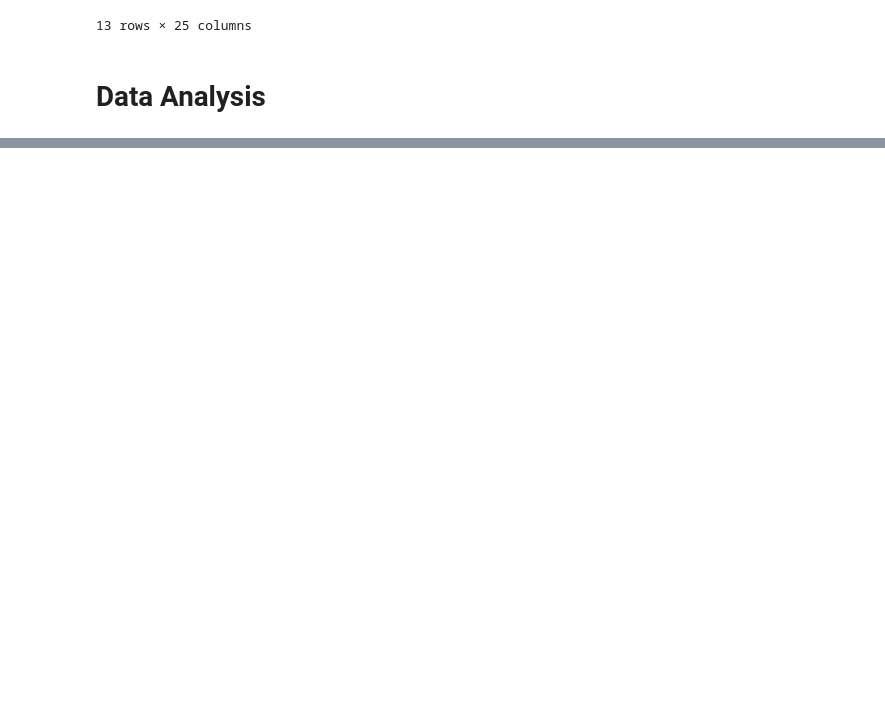
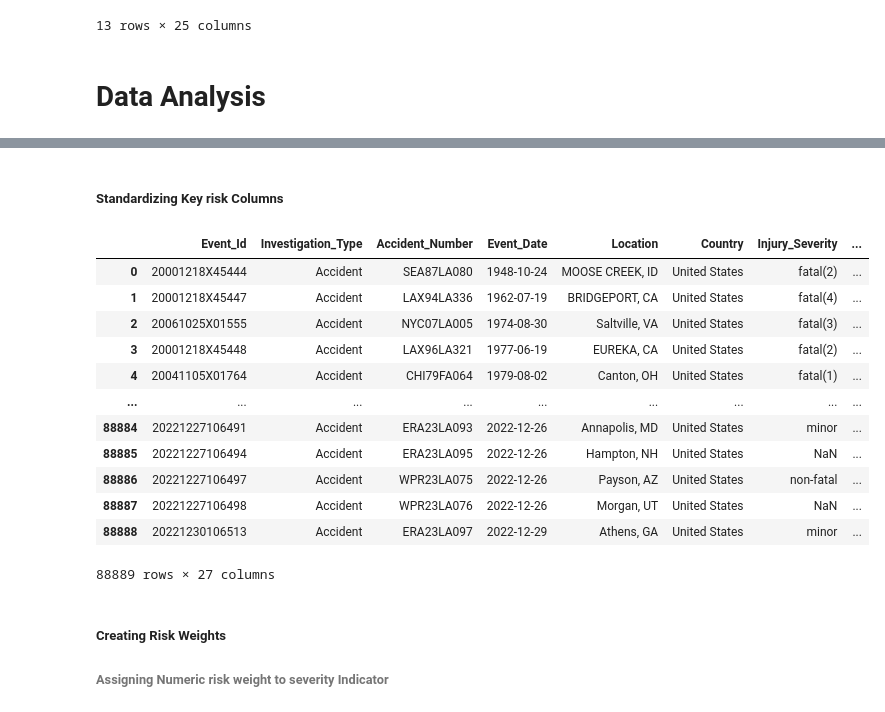
Before and after one commit to Hafsa-mohamed-Ad3n/Evaluating-Low-Risk-Aircraft-for-Growth-in-Aviation-Ventures, a Jupyter notebook: aviation.ipynb, the cells around one changed output, grey strips where cells are left out. Cells and saved outputs as stored; diff of their text form; code cells hidden in the pictures; blank space fills up the shorter version.

Commit message:
Risk Analysis

```diff
--- a/aviation.ipynb
+++ b/aviation.ipynb
@@ -168,0 +174,10 @@ aviation_data.describe(include='all')
+# %%
+# Number of times each aircraft registration has appeared
+
+aircraft_counts = aviation_data['Registration_Number'].value_counts()
+
+# Filtering & Displaying only those with more than 1 occurrence (multiple incidents)
+
+multiple_incidents = aircraft_counts[aircraft_counts > 1]
+
+multiple_incidents
@@ -168,0 +197,18 @@ aviation_data.describe(include='all')
+# %%
+
+
+# Creating a new column 'incident_count' in the original dataframe
+aviation_data['incident_count'] = aviation_data['Registration_Number'].map(aircraft_counts)
+
+#  Classify risk into Low, Medium, High based on the number of incidents (Registration_Number)
+
+def classify_risk(count):
+    if pd.isna(count) or count <= 1:
+        return 'Low Risk'
+    elif count < 185:
+        return 'Medium Risk'
+    else:
+        return 'High Risk'
+
+aviation_data['multiple_incident_risk'] = aviation_data['incident_count'].apply(classify_risk)
+aviation_data.head(10)
@@ -168,0 +240,31 @@ aviation_data.describe(include='all')
+# %% [markdown]
+##### Standardizing Key risk Columns
+# %%
+# Replacing blank or unknowns with NaN
+aviation_data.replace(['UNK', 'Unknown', '', ' '], pd.NA, inplace=True)
+
+# Cleaning up inconsistent categories
+aviation_data['Aircraft_damage'] = aviation_data['Aircraft_damage'].str.lower().str.strip()
+
+aviation_data['Weather_Condition'] = aviation_data['Weather_Condition'].str.upper().str.strip()
+
+aviation_data['Injury_Severity'] = aviation_data['Injury_Severity'].str.lower().str.strip()
+
+aviation_data
+# %% [output]
+|  | Event_Id | Investigation_Type | Accident_Number | Event_Date | Location | Country | Injury_Severity | ... |
+| 0 | 20001218X45444 | Accident | SEA87LA080 | 1948-10-24 | MOOSE CREEK, ID | United States | fatal(2) | ... |
+| 1 | 20001218X45447 | Accident | LAX94LA336 | 1962-07-19 | BRIDGEPORT, CA | United States | fatal(4) | ... |
+| 2 | 20061025X01555 | Accident | NYC07LA005 | 1974-08-30 | Saltville, VA | United States | fatal(3) | ... |
+| 3 | 20001218X45448 | Accident | LAX96LA321 | 1977-06-19 | EUREKA, CA | United States | fatal(2) | ... |
+| 4 | 20041105X01764 | Accident | CHI79FA064 | 1979-08-02 | Canton, OH | United States | fatal(1) | ... |
+| ... | ... | ... | ... | ... | ... | ... | ... | ... |
+| 88884 | 20221227106491 | Accident | ERA23LA093 | 2022-12-26 | Annapolis, MD | United States | minor | ... |
+| 88885 | 20221227106494 | Accident | ERA23LA095 | 2022-12-26 | Hampton, NH | United States | NaN | ... |
+| 88886 | 20221227106497 | Accident | WPR23LA075 | 2022-12-26 | Payson, AZ | United States | non-fatal | ... |
+| 88887 | 20221227106498 | Accident | WPR23LA076 | 2022-12-26 | Morgan, UT | United States | NaN | ... |
+| 88888 | 20221230106513 | Accident | ERA23LA097 | 2022-12-29 | Athens, GA | United States | minor | ... |
+88889 rows × 27 columns
+# %% [markdown]
+##### Creating Risk Weights
+###### Assigning Numeric risk weight to severity Indicator
```
Also changed, not shown: parts of 8 cells of this notebook.
